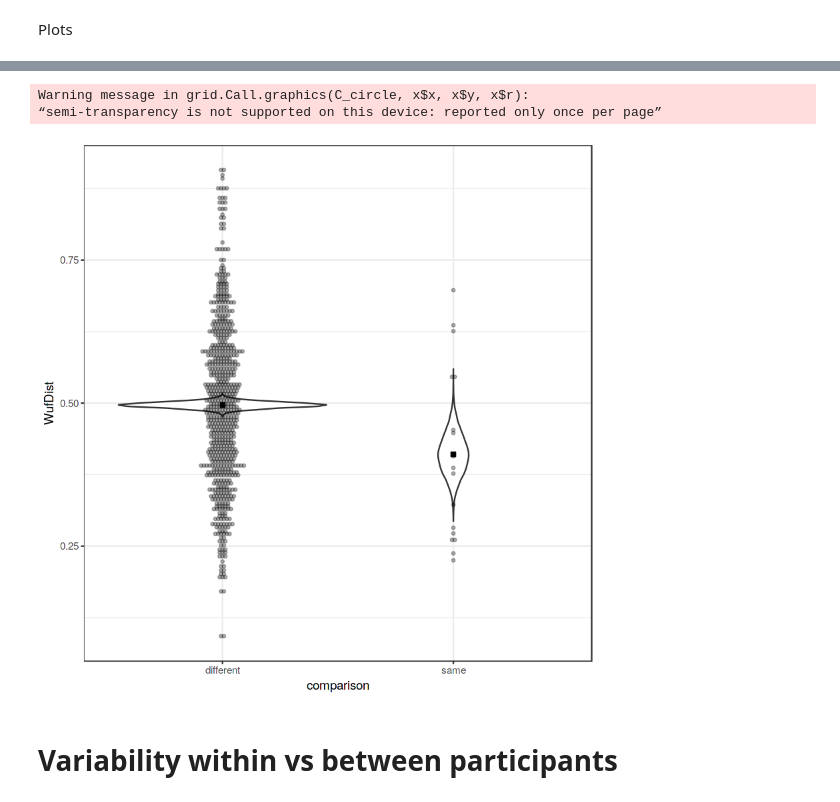
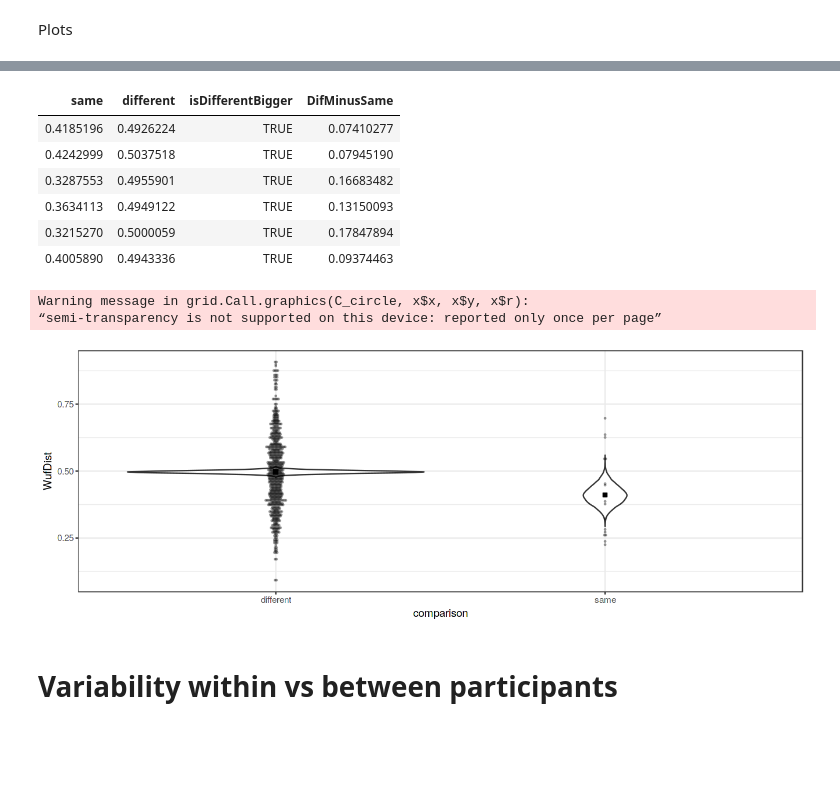
Before and after one commit to cramjaco/Nyvac_096_Microbiome, a Jupyter notebook: Mar2018_096.ipynb, the cells around one changed output, grey strips where cells are left out. Drawn from its saved outputs; the diff is of its cells as text; code cells hidden in the pictures; blank space fills up the shorter version.

```diff
--- a/Mar2018_096.ipynb
+++ b/Mar2018_096.ipynb
@@ -1070,13 +1076,24 @@ SameAndDiff[1,2] - SameAndDiff[2,2] # Difference in weighted unifrac dissimilari
+# %%
+boot_means %>% head
+# %% [output]
+| same | different | isDifferentBigger | DifMinusSame |
+| 0.4185196 | 0.4926224 | TRUE | 0.07410277 |
+| 0.4242999 | 0.5037518 | TRUE | 0.07945190 |
+| 0.3287553 | 0.4955901 | TRUE | 0.16683482 |
+| 0.3634113 | 0.4949122 | TRUE | 0.13150093 |
+| 0.3215270 | 0.5000059 | TRUE | 0.17847894 |
+| 0.4005890 | 0.4943336 | TRUE | 0.09374463 |
 # %%
-boot_means %>% dplyr::select(-isDifferentBigger) %>% gather(key = "comparison", value = "WufDist") %>% ggplot(aes(x = comparison, y = WufDist)) +
+boot_means  %>% dplyr::select(same, different) %>% gather(key = "comparison", value = "WufDist") %>% ggplot(aes(x = comparison, y = WufDist)) +
 geom_violin() + theme_bw() +
 geom_point(data = data.frame(comparison = c("same", "different"), WufDist = WufMeans$mean), aes(x = comparison, y = c(WufDist[2], WufDist[1])), shape = 22, fill = "black", size = 2)+
 geom_dotplot(data = AllWufDist %>% mutate(isSamePerson2 = if_else(isSamePerson, "same", "different"))
-             , aes(x = isSamePerson2, y = WufDist), binaxis = "y", stackdir = "center", binwidth = .005, alpha = 0.3)
+             , aes(x = isSamePerson2, y = WufDist), binaxis = "y", stackdir = "center", binwidth = .005, alpha = 0.3) #%>% labs(y = "Weighted Unifrac Distance")
+ggsave('figures/useiggsAllParticipants.png')
 # %% [output]
 Warning message in grid.Call.graphics(C_circle, x$x, x$y, x$r):
 “semi-transparency is not supported on this device: reported only once per page”
-[figure, old version]
+[figure, new version]
 # %% [markdown]
 # Variability within vs between participants
 # %% [markdown]
```
Also changed, not shown: parts of 14 cells of this notebook.
